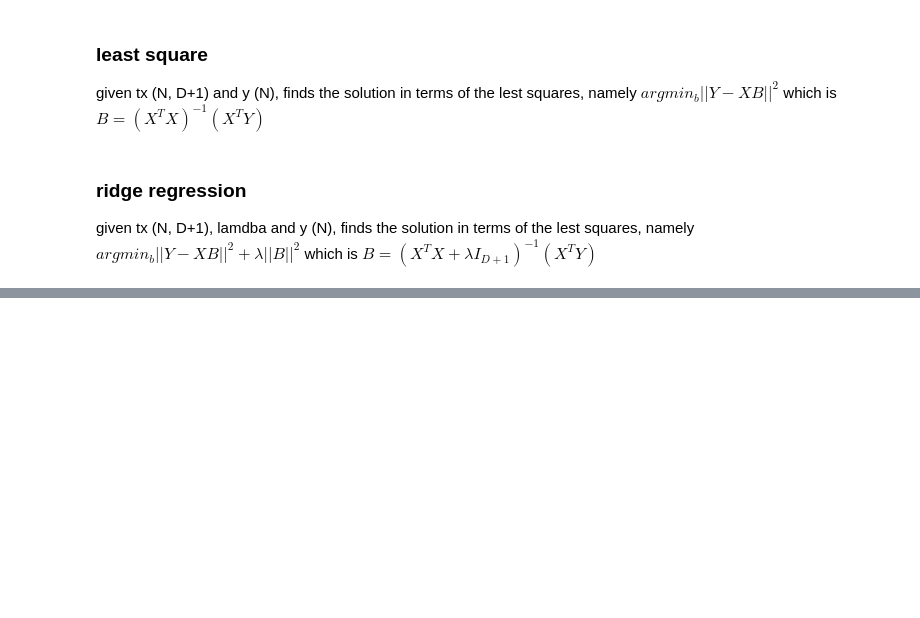
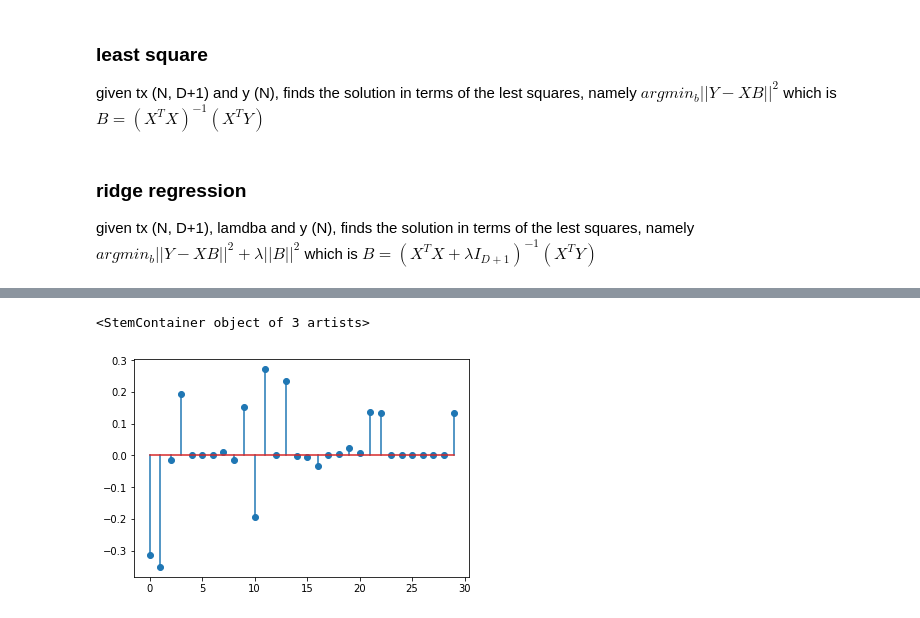
Before and after one commit to LeoSerena/MasterMLProject, a Jupyter notebook: implementations.ipynb, the cells around one changed output, grey strips where cells are left out. Cells and saved outputs as stored; diff of their text form; code cells hidden in the pictures; blank space fills up the shorter version.

```diff
--- a/implementations.ipynb
+++ b/implementations.ipynb
@@ -148,2 +223,0 @@ a = np.where(temp['DER_mass_MMC'] == 1, temp['DER_mass_MMC'], -1)
-# %%
-b = data['Prediction']
@@ -153,0 +260,9 @@ a @ b / N
+# %%
+A = make_features(X_)[:,1:]
+nans = [4,5,6,12,23,24,25,26,27,28]
+for i in nans:
+    A[:, i] = np.zeros(A.shape[0])
+
+#A = np.delete(A,[4,5,6,12,23,24,25,26,27,28], 1)
+y_norm = np.where(y == 0, -1, 1)
+y_norm = (y_norm - np.mean(y_norm)) / np.std(y_norm)
@@ -153,0 +279,20 @@ a @ b / N
+# %%
+X_1 = standardize(A)
+X_2,_,_ = standardize(A**2)
+X_3,_,_ = standardize(A**3)
+non_zero_X = np.where(A == 0, np.nan, A.T)
+inv = 1/non_zero_X
+inv,_,_ = standardize(inv)
+# %%
+N = y.shape[0]
+C1 = X_1.T @ y_norm / N
+C2 = X_2.T @ y_norm / N
+C3 = X_3.T @ y_norm / N
+C4 = inv.T @ y_norm / N
+# %%
+import matplotlib.pyplot as plt
+t = np.arange(len(C1))
+plt.stem(t, C1) # X
+# %% [output]
+<StemContainer object of 3 artists>
+[figure, added]
```
Also changed, not shown: parts of 25 cells of this notebook, 3 other files.
